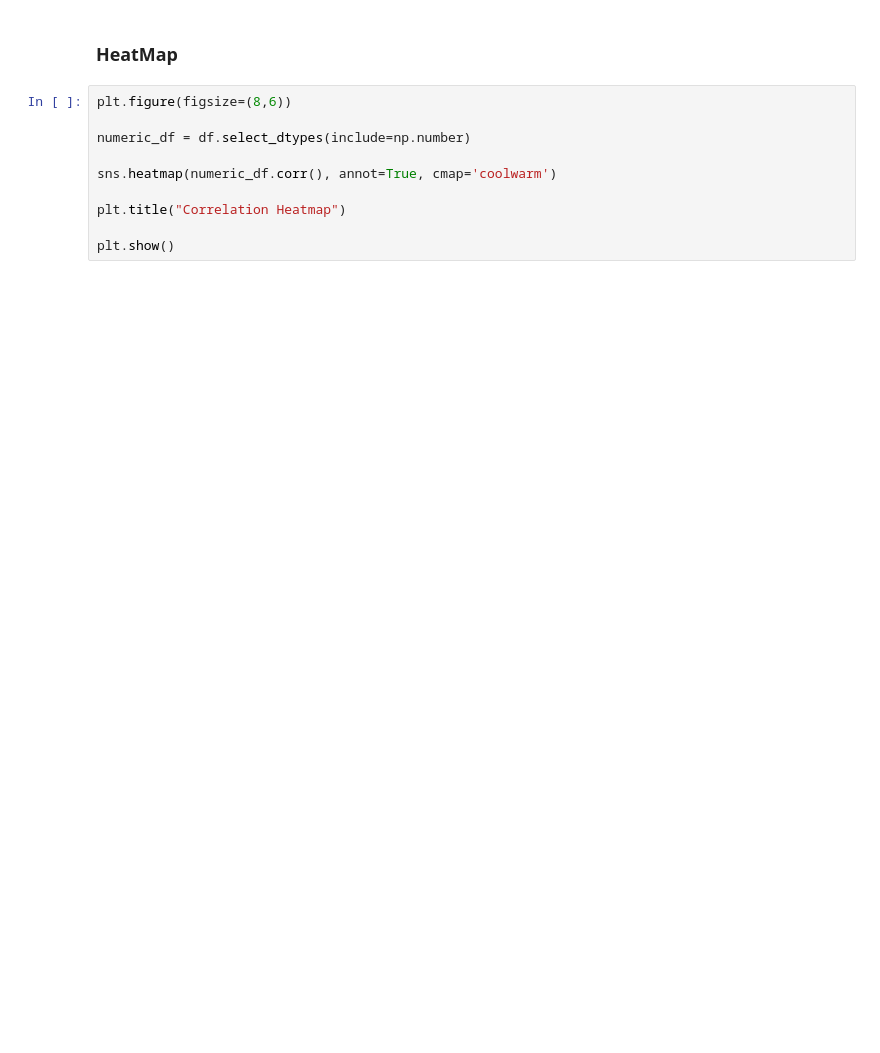
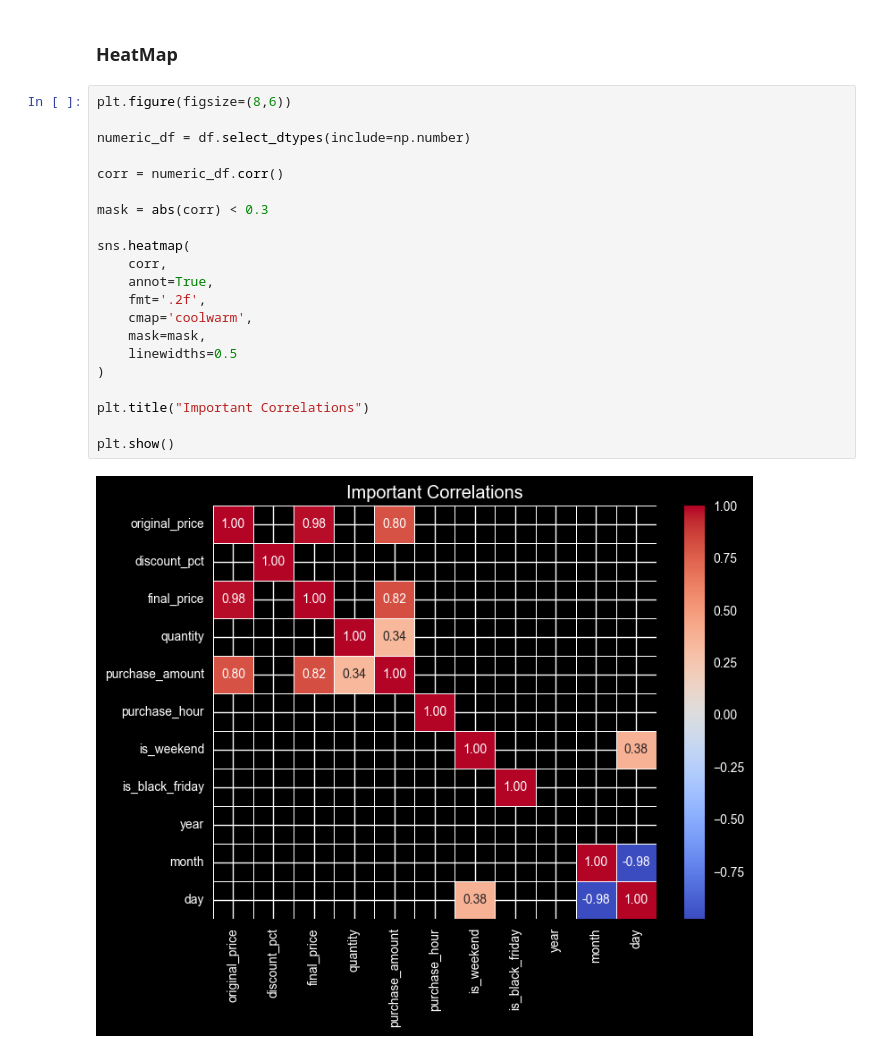
Before and after one commit to Sanskarrrrr30/Black-Friday-Retail-Sales-Analysis, a Jupyter notebook: notebooks/visualization.ipynb, the cells around one changed output. Saved outputs shown, nothing was run; the diff lists cells and outputs as text; blank space fills up the shorter version.

```diff
--- a/notebooks/visualization.ipynb
+++ b/notebooks/visualization.ipynb
@@ -153,10 +90,23 @@ plt.show()
 # %%
 plt.figure(figsize=(8,6))
 
 numeric_df = df.select_dtypes(include=np.number)
 
-sns.heatmap(numeric_df.corr(), annot=True, cmap='coolwarm')
+corr = numeric_df.corr()
 
-plt.title("Correlation Heatmap")
+mask = abs(corr) < 0.3
+
+sns.heatmap(
+    corr,
+    annot=True,
+    fmt='.2f',
+    cmap='coolwarm',
+    mask=mask,
+    linewidths=0.5
+)
+
+plt.title("Important Correlations")
 
 plt.show()
+# %% [output]
+[figure, added]
```
Also changed, not shown: parts of 10 cells of this notebook.
